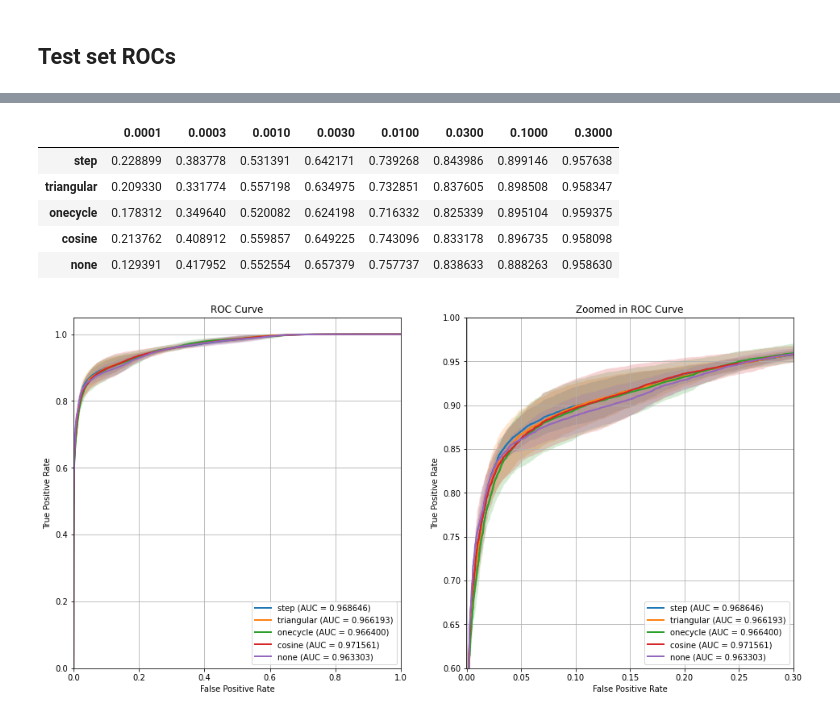
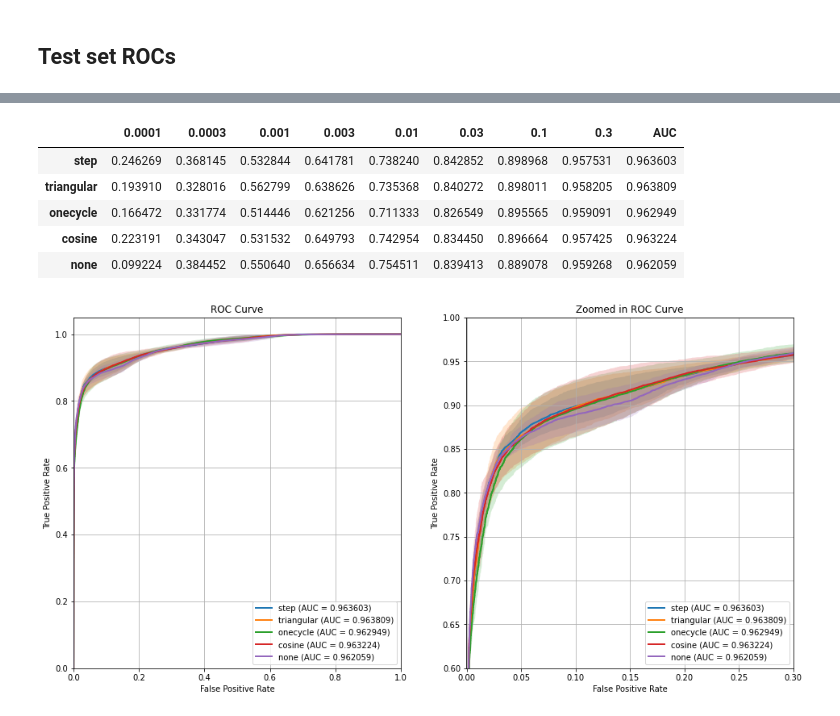
Before and after one commit to dtrizna/nebula, a Jupyter notebook: evaluation/crossValidation/Transformer_Engineering/optim_scheduler_limit_None_1677436527/results_roc.ipynb, the cells around one changed output, grey strips where cells are left out. Saved outputs shown, nothing was run; the diff lists cells and outputs as text; code cells hidden in the pictures.

Commit message:
transformer engineering results

```diff
--- a/evaluation/crossValidation/Transformer_Engineering/optim_scheduler_limit_None_1677436527/results_roc.ipynb
+++ b/evaluation/crossValidation/Transformer_Engineering/optim_scheduler_limit_None_1677436527/results_roc.ipynb
@@ -50,19 +48,26 @@ model_config = {
     "dHidden": 256,
     "nLayers": 2,
     "numClasses": 1,
-    "hiddenNeurons": [64],
+    "hiddenNeurons": [
+        64
+    ],
     "layerNorm": False,
     "dropout": 0.3,
     "mean_over_sequence": False
 }
 
-data_splits = read_cv_data_splits('.')
+data_splits = read_cv_data_splits("../learning_rates_limit_None_1677580013/")
 
-roc_metrics_val = get_model_rocs(
-    run_types=["step", "triangular", "onecycle", "cosine", "none"],
-    model_class=TransformerEncoderChunks,
-    model_config=model_config,
-    data_splits=data_splits
-)
+existing_pickle = os.path.join(folder, "roc_metrics_val.pkl")
+if os.path.exists(existing_pickle):
+    roc_metrics_val = pickle.load(open(existing_pickle, "rb"))
+else:
+    roc_metrics_val = get_model_rocs(
+        run_types=RUN_TYPES,
+        model_class=TransformerEncoderChunks,
+        model_config=model_config,
+        data_splits=data_splits,
+    )
+    pickle.dump(roc_metrics_val, open(existing_pickle, "wb"))
 
 base_fpr_val, tprs_mean_val, tprs_std_val = allign_metrics(roc_metrics_val)
@@ -132,11 +93,16 @@ y_test = np.load(ytestpath)
 splits = 3
 data_splits = [{"X_test": X_test, "y_test": y_test}]*splits
 
-metrics = get_model_rocs(
-    run_types=['step', 'triangular', 'onecycle', 'cosine', 'none'],
-    model_class=TransformerEncoderChunks,
-    model_config=model_config,
-    data_splits=data_splits,
-)
+existing_pickle = os.path.join(folder, "roc_metrics_test.pkl")
+if os.path.exists(existing_pickle):
+    metrics = pickle.load(open(existing_pickle, "rb"))
+else:
+    metrics = get_model_rocs(
+        run_types=RUN_TYPES,
+        model_class=TransformerEncoderChunks,
+        model_config=model_config,
+        data_splits=data_splits,
+    )
+    pickle.dump(metrics, open(existing_pickle, "wb"))
 
 base_fpr, tprs_mean, tprs_std = allign_metrics(metrics)
@@ -164,10 +109,11 @@ Evaluating cosine_split_2 | Size: 5397377...
 # %%
-report_metrics(base_fpr, tprs_mean, tprs_std, metrics)
+df, axs_test = report_alligned_metrics(base_fpr, tprs_mean, tprs_std, metrics)
+df
 # %% [output]
-|  | 0.0001 | 0.0003 | 0.0010 | 0.0030 | 0.0100 | 0.0300 | 0.1000 | 0.3000 |
-| step | 0.228899 | 0.383778 | 0.531391 | 0.642171 | 0.739268 | 0.843986 | 0.899146 | 0.957638 |
-| triangular | 0.209330 | 0.331774 | 0.557198 | 0.634975 | 0.732851 | 0.837605 | 0.898508 | 0.958347 |
-| onecycle | 0.178312 | 0.349640 | 0.520082 | 0.624198 | 0.716332 | 0.825339 | 0.895104 | 0.959375 |
-| cosine | 0.213762 | 0.408912 | 0.559857 | 0.649225 | 0.743096 | 0.833178 | 0.896735 | 0.958098 |
-| none | 0.129391 | 0.417952 | 0.552554 | 0.657379 | 0.757737 | 0.838633 | 0.888263 | 0.958630 |
+|  | 0.0001 | 0.0003 | 0.001 | 0.003 | 0.01 | 0.03 | 0.1 | 0.3 | AUC |
+| step | 0.246269 | 0.368145 | 0.532844 | 0.641781 | 0.738240 | 0.842852 | 0.898968 | 0.957531 | 0.963603 |
+| triangular | 0.193910 | 0.328016 | 0.562799 | 0.638626 | 0.735368 | 0.840272 | 0.898011 | 0.958205 | 0.963809 |
+| onecycle | 0.166472 | 0.331774 | 0.514446 | 0.621256 | 0.711333 | 0.826549 | 0.895565 | 0.959091 | 0.962949 |
+| cosine | 0.223191 | 0.343047 | 0.531532 | 0.649793 | 0.742954 | 0.834450 | 0.896664 | 0.957425 | 0.963224 |
+| none | 0.099224 | 0.384452 | 0.550640 | 0.656634 | 0.754511 | 0.839413 | 0.889078 | 0.959268 | 0.962059 |
-[figure, old version]
+[figure, new version]
```
Also changed, not shown: parts of 8 cells of this notebook, 10 other files.
